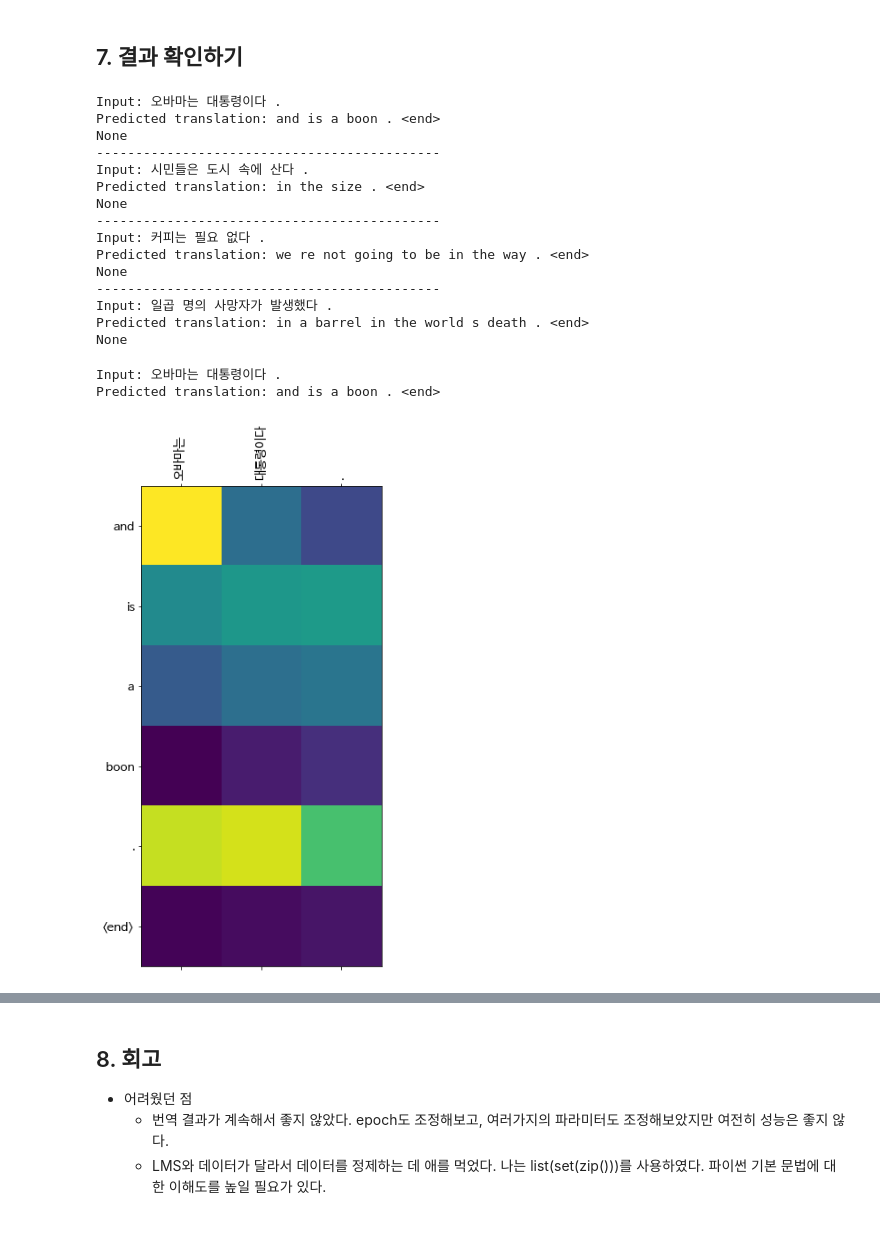
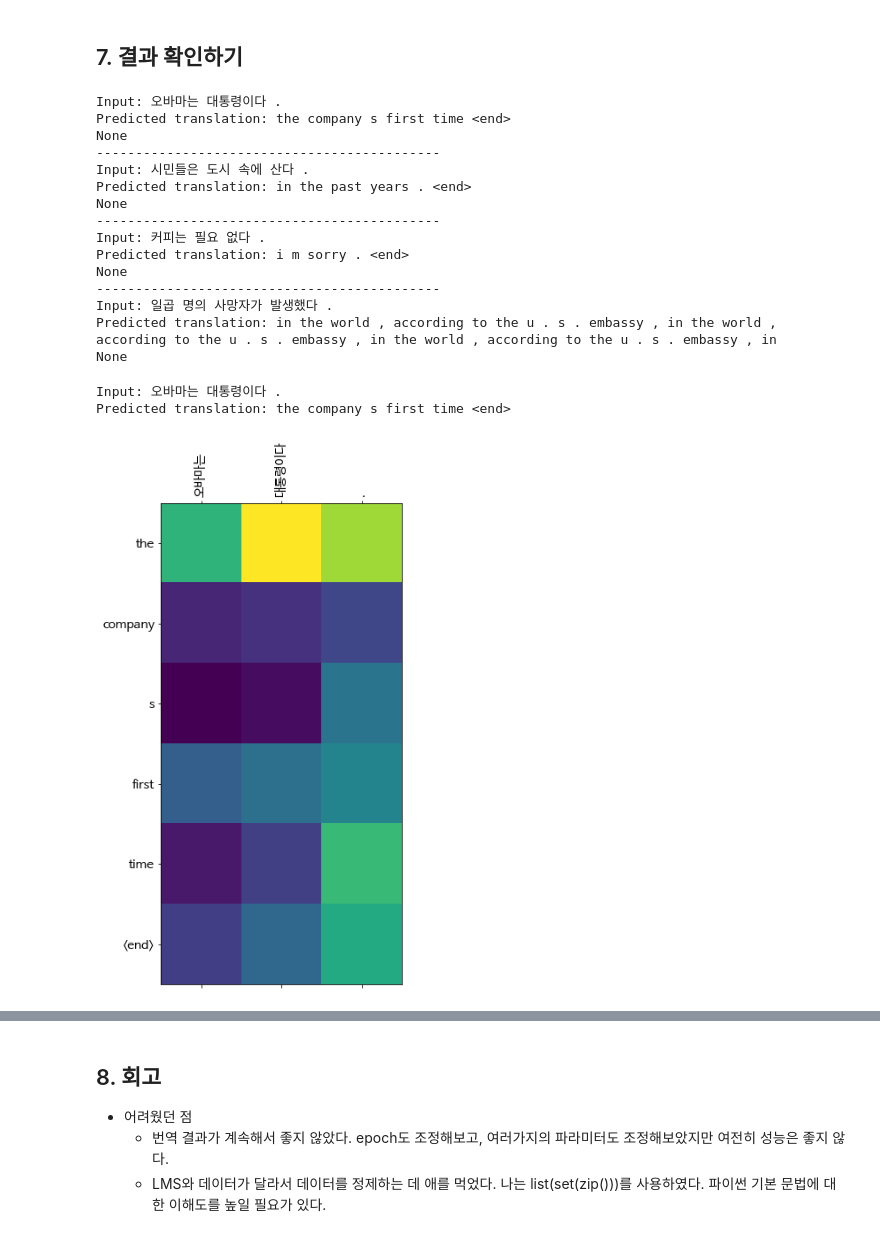
Before and after one commit to jx-dohwan/Aiffel_NLP_Project, a Jupyter notebook: [NLP_08]Create_a_Korean_English_translator.ipynb, the cells around one changed output, grey strips where cells are left out. Saved outputs shown, nothing was run; the diff lists cells and outputs as text; code cells hidden in the pictures.

```diff
--- a/[NLP_08]Create_a_Korean_English_translator.ipynb
+++ b/[NLP_08]Create_a_Korean_English_translator.ipynb
@@ -113,7 +97,18 @@ Example:
 
 모든 데이터를 사용할 경우 학습에 굉장히 오랜 시간이 걸립니다. cleaned_corpus로부터 토큰의 길이가 40 이하인 데이터를 선별하여 eng_corpus와 kor_corpus를 각각 구축하세요.
 # %%
-cleaned_corpus = list(set(zip(raw_ko, raw_en)))
+# cleaned_corpus = list(set(zip(raw_ko, raw_en)))
+# %%
+def clean_corpus(kor_path, eng_path):
+    with open(kor_path, "r") as f: kor = f.read().splitlines()
+    with open(eng_path, "r") as f: eng = f.read().splitlines()
+    assert len(kor) == len(eng)
+
+    cleaned_corpus = list(set(zip(kor, eng)))
+
+    return cleaned_corpus
+
+cleaned_corpus = clean_corpus(path_train_ko, path_train_en)
 # %%
 len(cleaned_corpus)
 # %% [output]
@@ -172,7 +167,7 @@ num_examples = 20000
 for pair in cleaned_corpus[:num_examples]:
     enc_pre = preprocess_sentence(pair[0])
     dec_pre = preprocess_sentence(pair[1],  e_token=True)
-    if len(enc_pre) <= 40 or len(dec_pre) <= 40:
+    if len(enc_pre) <= 40 and len(dec_pre) <= 40:
         enc_corpus.append(enc_pre)
         dec_corpus.append(dec_pre)
 
@@ -474,50 +469,45 @@ def plot_attention(attention, sentence, predicted_sentence):
     plt.show()
 
 
-def translate(sentence, encoder, decoder):
+def translate(sentence, encoder, decoder, plot_attention=False):
     result, sentence, attention = evaluate(sentence, encoder, decoder)
 
     print('Input: %s' % (sentence))
     print('Predicted translation: {}'.format(result))
 
-    attention = attention[:len(result.split()), :len(sentence.split())]
-    plot_attention(attention, sentence.split(), result.split(' '))
-
-def translate_character(sentence, encoder, decoder):
-    result, sentence, attention = evaluate(sentence, encoder, decoder)
-
-    print('Input: %s' % (sentence))
-    print('Predicted translation: {}'.format(result))
+    if plot_attention:
+        attention = attention[:len(result.split()), :len(sentence.split())]
+        plot_attention(attention, sentence.split(), result.split(' '))
 # %% [markdown]
 ## 7. 결과 확인하기
 # %%
-print(translate_character("오바마는 대통령이다.", encoder, decoder))
+print(translate("오바마는 대통령이다.", encoder, decoder))
 print('--------------------------------------------')
-print(translate_character("시민들은 도시 속에 산다.", encoder, decoder))
+print(translate("시민들은 도시 속에 산다.", encoder, decoder))
 print('--------------------------------------------')
-print(translate_character("커피는 필요 없다.", encoder, decoder))
+print(translate("커피는 필요 없다.", encoder, decoder))
 print('--------------------------------------------')
-print(translate_character("일곱 명의 사망자가 발생했다.", encoder, decoder))
+print(translate("일곱 명의 사망자가 발생했다.", encoder, decoder))
 # %% [output]
 Input: 오바마는 대통령이다 .
-Predicted translation: and is a boon . <end>
+Predicted translation: the company s first time <end>
 None
 --------------------------------------------
 Input: 시민들은 도시 속에 산다 .
-Predicted translation: in the size . <end>
+Predicted translation: in the past years . <end>
 None
 --------------------------------------------
 Input: 커피는 필요 없다 .
-Predicted translation: we re not going to be in the way . <end>
+Predicted translation: i m sorry . <end>
 None
 --------------------------------------------
 Input: 일곱 명의 사망자가 발생했다 .
-Predicted translation: in a barrel in the world s death . <end>
+Predicted translation: in the world , according to the u . s . embassy , in the world , according to the u . s . embassy , in the world , according to the u . s . embassy , in
 None
 # %%
-translate("오바마는 대통령이다.", encoder, decoder)
+translate("오바마는 대통령이다.", encoder, decoder, True)
 # %% [output]
 Input: 오바마는 대통령이다 .
-Predicted translation: and is a boon . <end>
+Predicted translation: the company s first time <end>
-[figure, old version]
+[figure, new version]
 # %%
```
Also changed, not shown: parts of 10 cells of this notebook.
